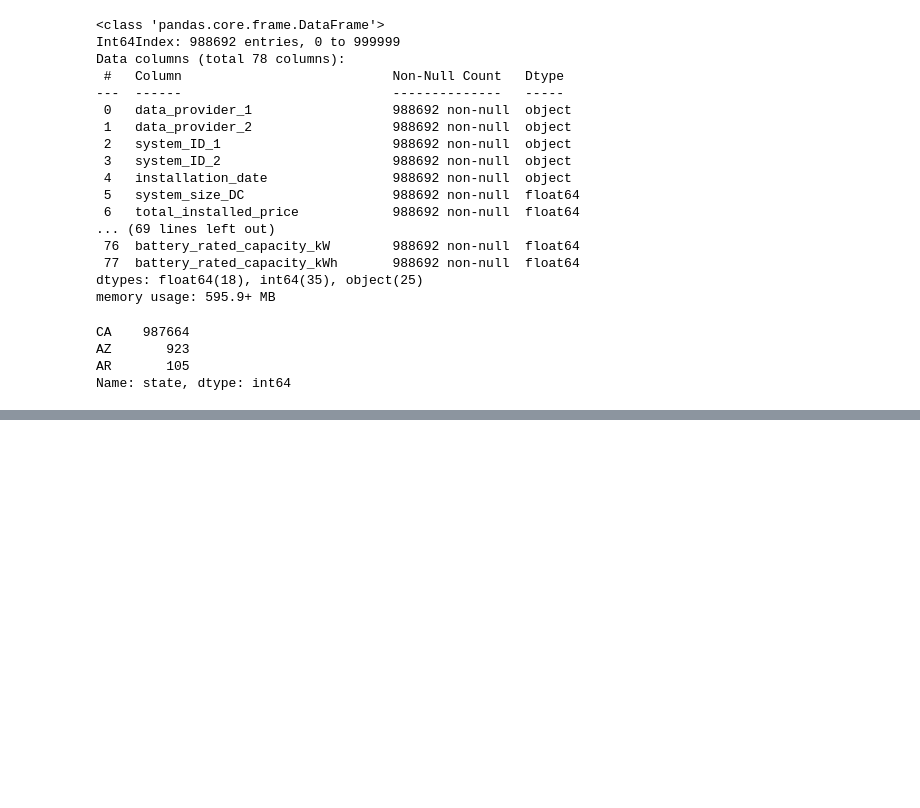
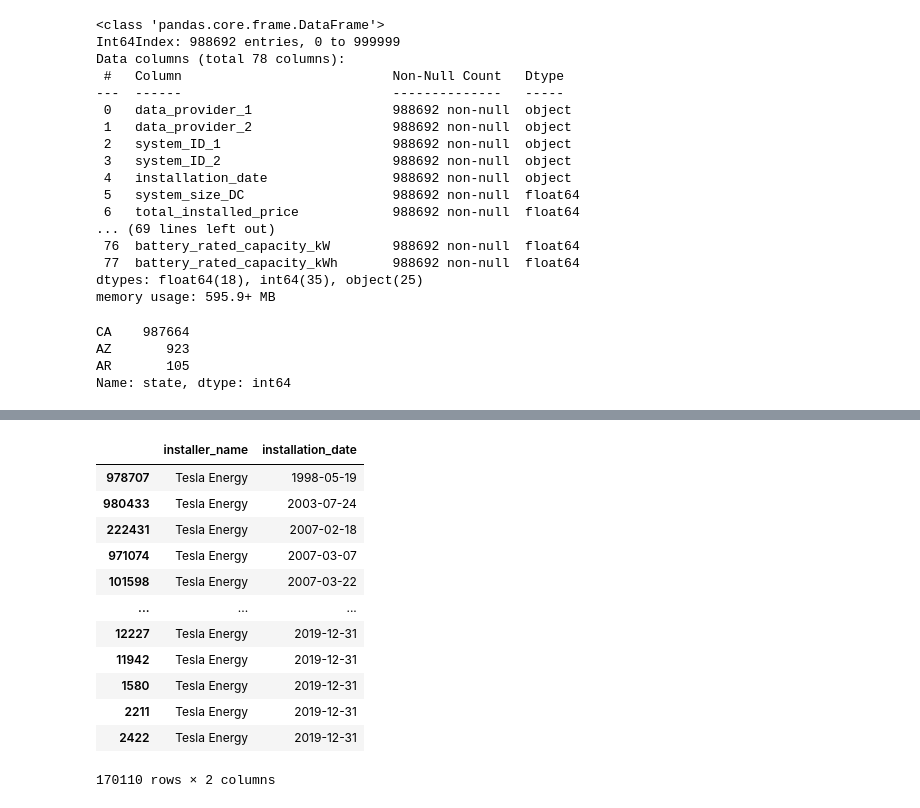
Before and after one commit to klehik/AI-DA-Projekti, a Jupyter notebook: testit/testi_atte.ipynb, the cells around one changed output, grey strips where cells are left out. Drawn from its saved outputs; the diff is of its cells as text; code cells hidden in the pictures; blank space fills up the shorter version.

```diff
--- a/testit/testi_atte.ipynb
+++ b/testit/testi_atte.ipynb
@@ -166,0 +314,18 @@ df
+# %%
+df_test = df_installers.loc[df["installer_name"] == "Tesla Energy",["installer_name", "installation_date"]].sort_values("installation_date")
+
+df_test
+# %% [output]
+|  | installer_name | installation_date |
+| 978707 | Tesla Energy | 1998-05-19 |
+| 980433 | Tesla Energy | 2003-07-24 |
+| 222431 | Tesla Energy | 2007-02-18 |
+| 971074 | Tesla Energy | 2007-03-07 |
+| 101598 | Tesla Energy | 2007-03-22 |
+| ... | ... | ... |
+| 12227 | Tesla Energy | 2019-12-31 |
+| 11942 | Tesla Energy | 2019-12-31 |
+| 1580 | Tesla Energy | 2019-12-31 |
+| 2211 | Tesla Energy | 2019-12-31 |
+| 2422 | Tesla Energy | 2019-12-31 |
+170110 rows × 2 columns
```
Also changed, not shown: parts of 27 cells of this notebook, 1 other file.
